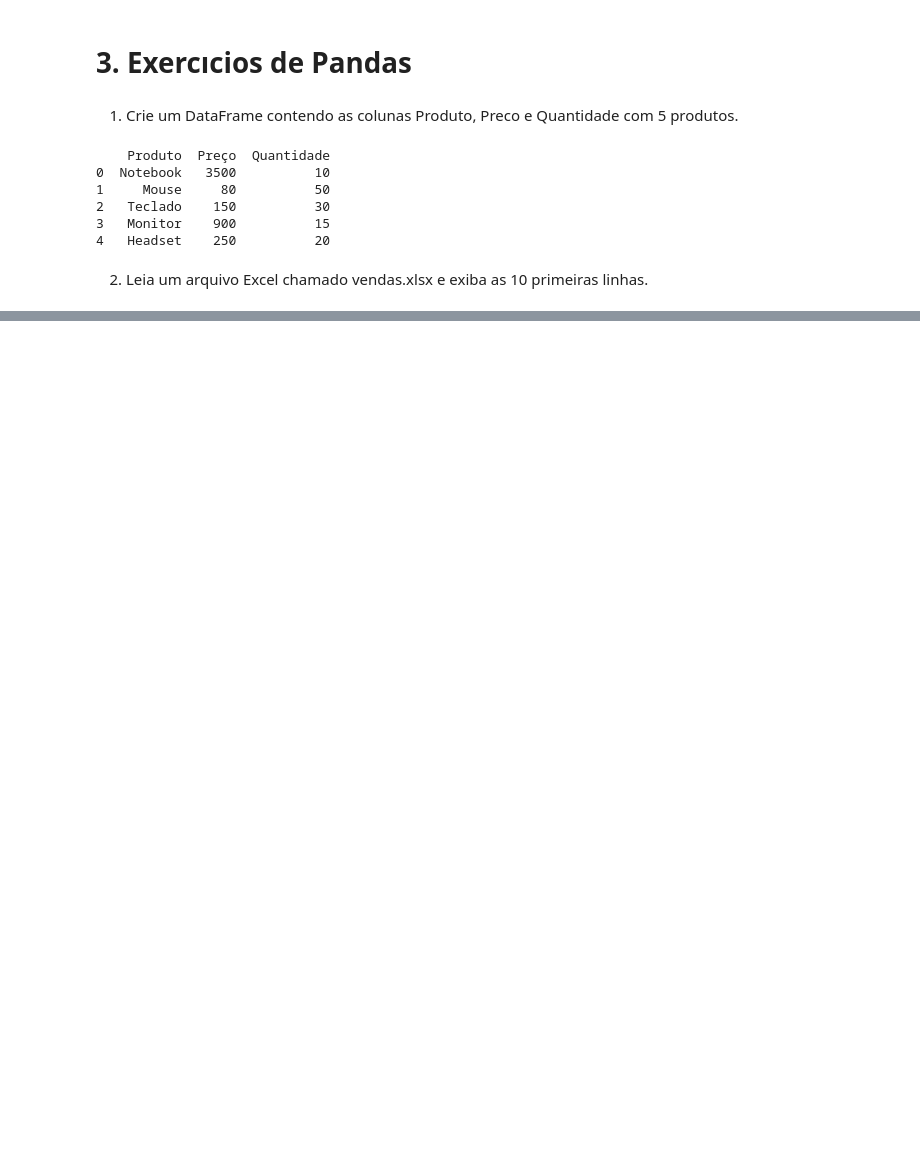
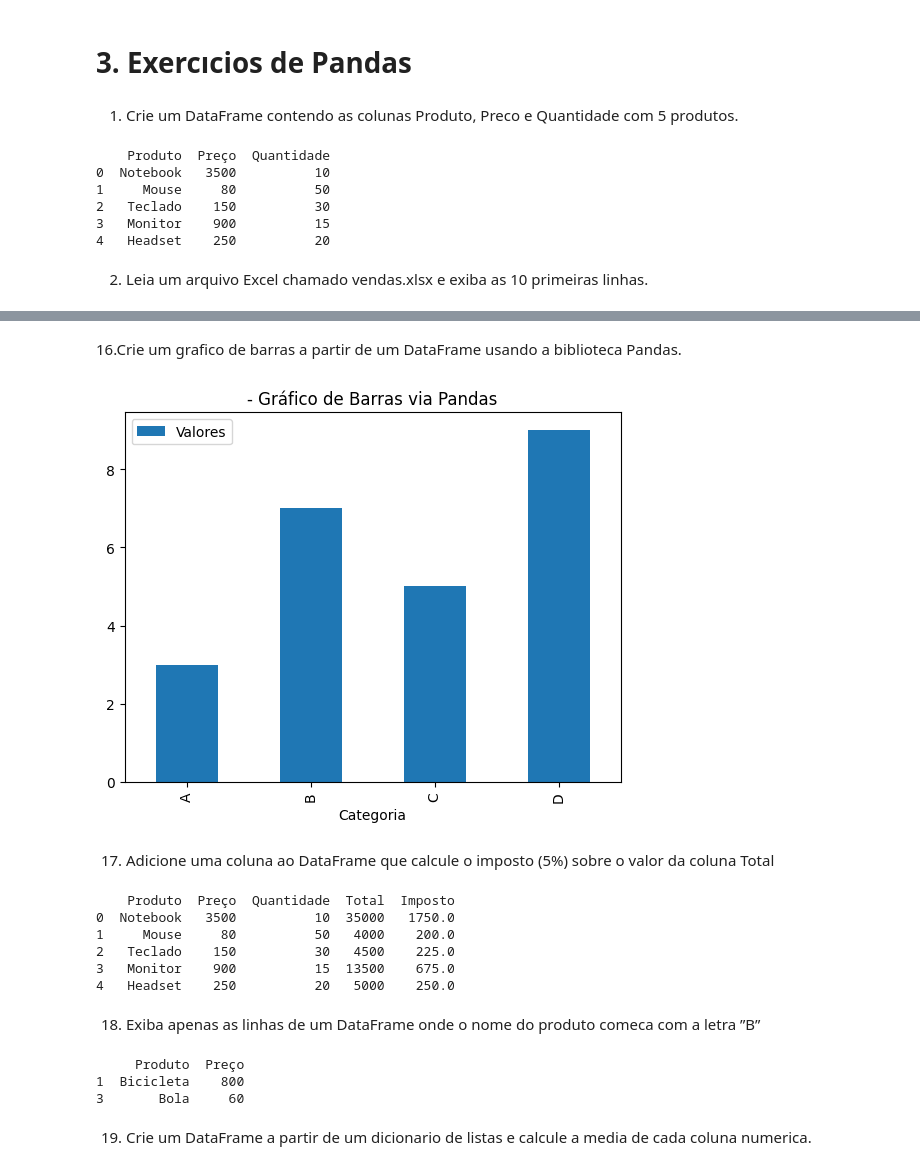
Before and after one commit to liraaricardo/exercicios-biblioteca-python, a Jupyter notebook: Exercicios_PythonBiblioteca__Ricardo_Lira_6B_Noturno_.ipynb, the cells around one changed output, grey strips where cells are left out. Drawn from its saved outputs; the diff is of its cells as text; code cells hidden in the pictures; blank space fills up the shorter version.

```diff
--- a/Exercicios_PythonBiblioteca__Ricardo_Lira_6B_Noturno_.ipynb
+++ b/Exercicios_PythonBiblioteca__Ricardo_Lira_6B_Noturno_.ipynb
@@ -847,0 +1137,50 @@ FileNotFoundError: [Errno 2] No such file or directory: 'vendas.xlsx'
+# %% [markdown]
+16.Crie um grafico de barras a partir de um DataFrame usando a biblioteca
+Pandas.
+# %%
+import pandas as pd
+import matplotlib.pyplot as plt
+
+import matplotlib.pyplot as plt
+
+df_ex16 = pd.DataFrame({'Categoria': ['A', 'B', 'C', 'D'], 'Valores': [3, 7, 5, 9]})
+df_ex16.plot(x='Categoria', y='Valores', kind='bar')
+plt.title("- Gráfico de Barras via Pandas")
+plt.show()
+# %% [output]
+[figure, added]
+# %% [markdown]
+17. Adicione uma coluna ao DataFrame que calcule o imposto (5%) sobre o
+valor da coluna Total
+# %%
+import pandas as pd
+df_ex17 = df_ex1.copy()
+df_ex17['Total'] = df_ex17['Preço'] * df_ex17['Quantidade']
+df_ex17['Imposto'] = df_ex17['Total'] * 0.05
+print(df_ex17)
+# %% [output]
+    Produto  Preço  Quantidade  Total  Imposto
+0  Notebook   3500          10  35000   1750.0
+1     Mouse     80          50   4000    200.0
+2   Teclado    150          30   4500    225.0
+3   Monitor    900          15  13500    675.0
+4   Headset    250          20   5000    250.0
+# %% [markdown]
+18. Exiba apenas as linhas de um DataFrame onde o nome do produto comeca
+com a letra ”B”
+# %%
+import pandas as pd
+dados_ex18 = {
+    'Produto': ['Notebook', 'Bicicleta', 'Teclado', 'Bola', 'Headset'],
+    'Preço': [3500, 800, 150, 60, 250]
+}
+df_ex18 = pd.DataFrame(dados_ex18)
+df_ex18_filtrado = df_ex18[df_ex18['Produto'].str.startswith('B')]
+print(df_ex18_filtrado)
+# %% [output]
+     Produto  Preço
+1  Bicicleta    800
+3       Bola     60
+# %% [markdown]
+19. Crie um DataFrame a partir de um dicionario de listas e calcule a media
+de cada coluna numerica.
```
Also changed, not shown: parts of 48 cells of this notebook.
